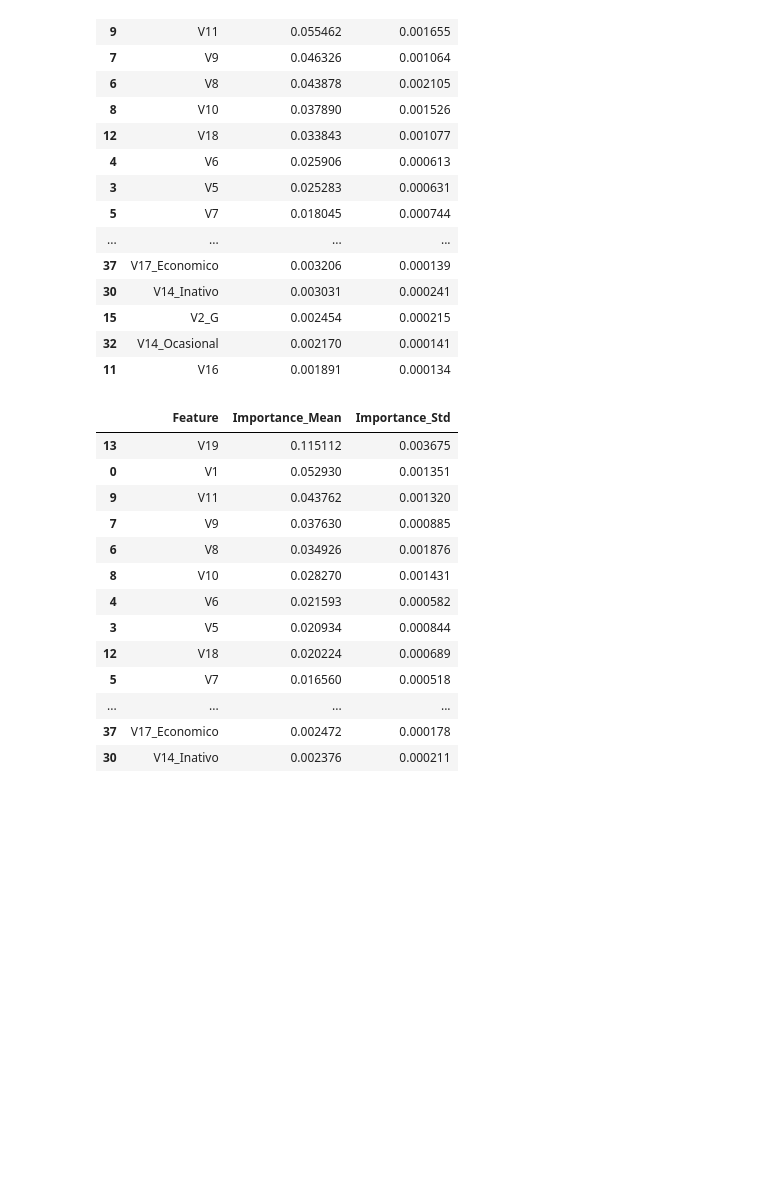
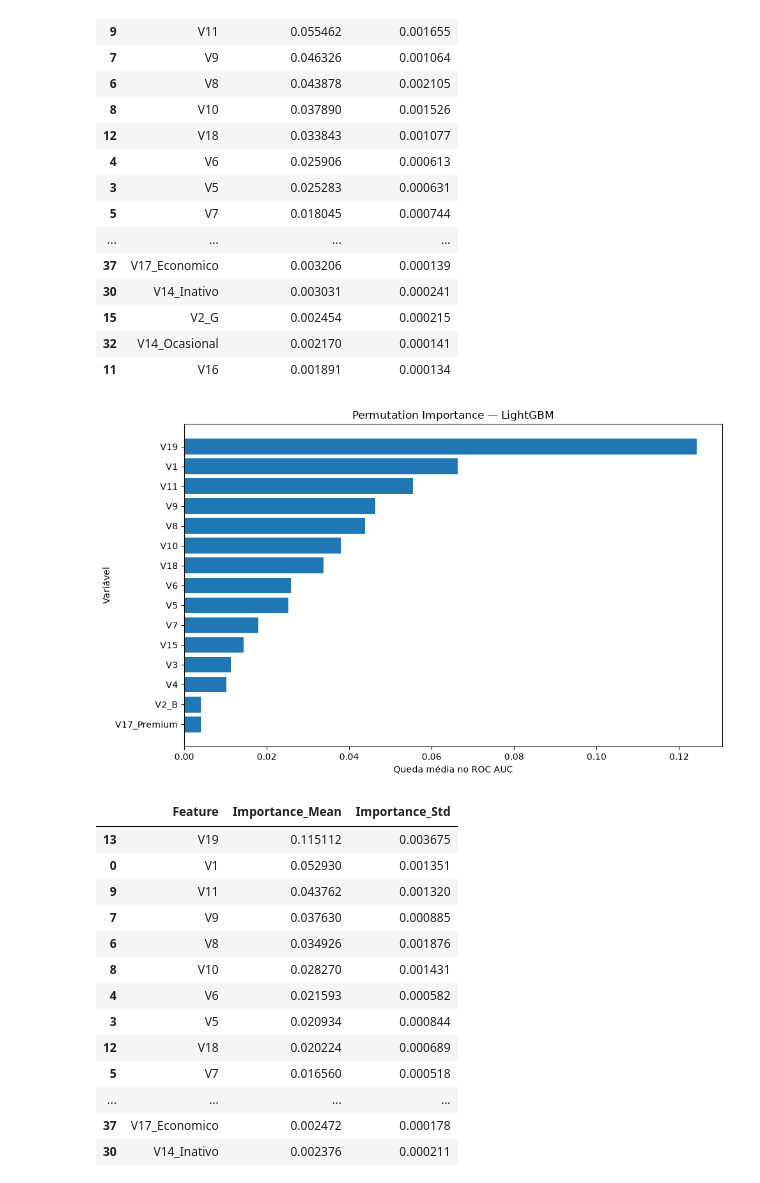
Before and after one commit to santosjhony12/Credit-Risk-Modeling-Interview, a Jupyter notebook: notebooks/04_modeling.ipynb, the cells around one changed output. Cells and saved outputs as stored; diff of their text form; code cells hidden in the pictures; blank space fills up the shorter version.

```diff
--- a/notebooks/04_modeling.ipynb
+++ b/notebooks/04_modeling.ipynb
@@ -519,6 +519,22 @@ permutation_lgbm.head(20)
 | 15 | V2_G | 0.002454 | 0.000215 |
 | 32 | V14_Ocasional | 0.002170 | 0.000141 |
 | 11 | V16 | 0.001891 | 0.000134 |
+# %%
+plt.figure(figsize=(10, 6))
+
+plt.barh(
+    permutation_lgbm["Feature"].head(15)[::-1],
+    permutation_lgbm["Importance_Mean"].head(15)[::-1]
+)
+
+plt.xlabel("Queda média no ROC AUC")
+plt.ylabel("Variável")
+plt.title("Permutation Importance — LightGBM")
+
+plt.tight_layout()
+plt.show()
+# %% [output]
+[figure, added]
 # %%
 from sklearn.inspection import permutation_importance
 
```
Also changed, not shown: 2 other files.
